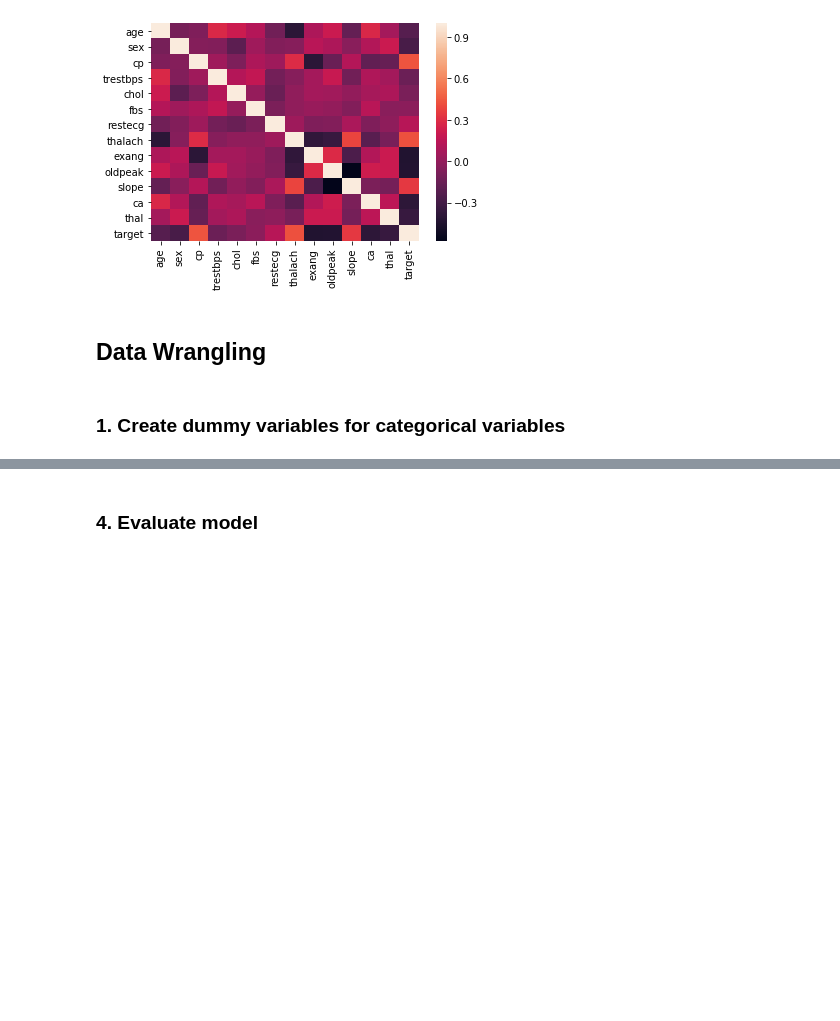
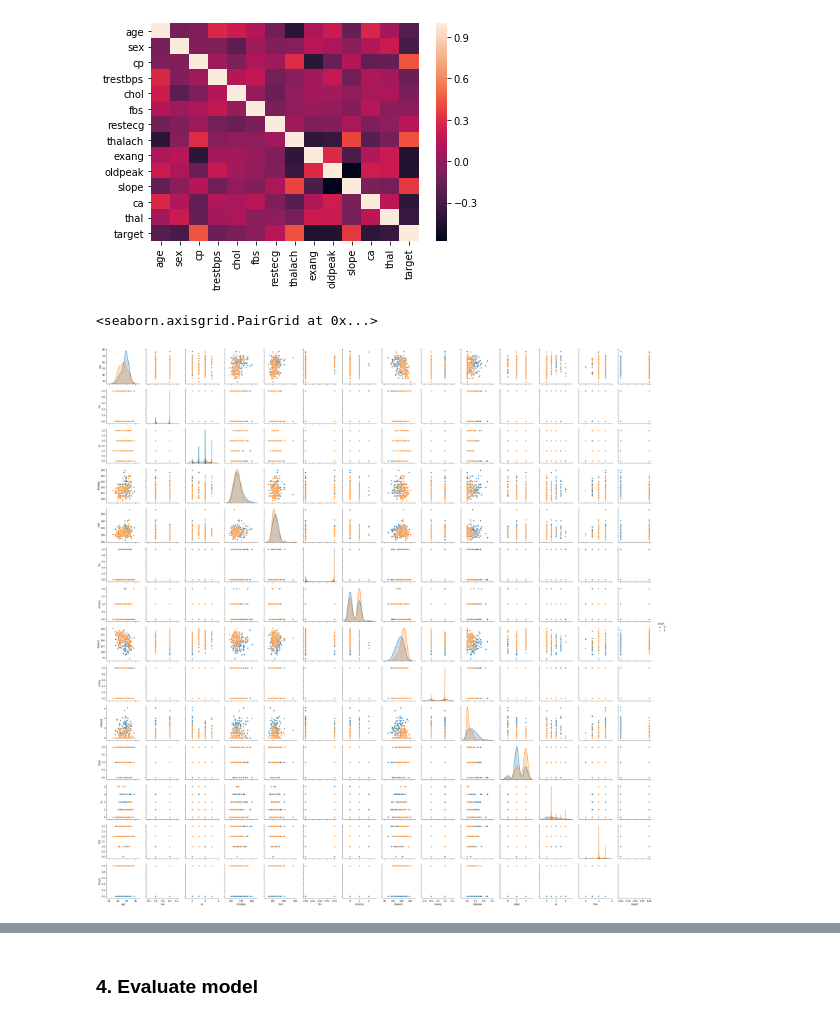
Before and after one commit to justingee193/Data-Science-Projects, a Jupyter notebook: heart-disease/heart-disease.ipynb, the cells around one changed output, grey strips where cells are left out. Drawn from its saved outputs; the diff is of its cells as text; code cells hidden in the pictures; blank space fills up the shorter version.

```diff
--- a/heart-disease/heart-disease.ipynb
+++ b/heart-disease/heart-disease.ipynb
@@ -92,4 +83,0 @@ sns.heatmap(df.corr())
-# %% [markdown]
-## Data Wrangling
-# %% [markdown]
-### 1. Create dummy variables for categorical variables
@@ -97,0 +84,5 @@ df_ = df
+# %%
+sns.pairplot(heart_data, hue='target')
+# %% [output]
+<seaborn.axisgrid.PairGrid at 0x...>
+[figure, added]
```
Also changed, not shown: parts of 75 cells of this notebook.
